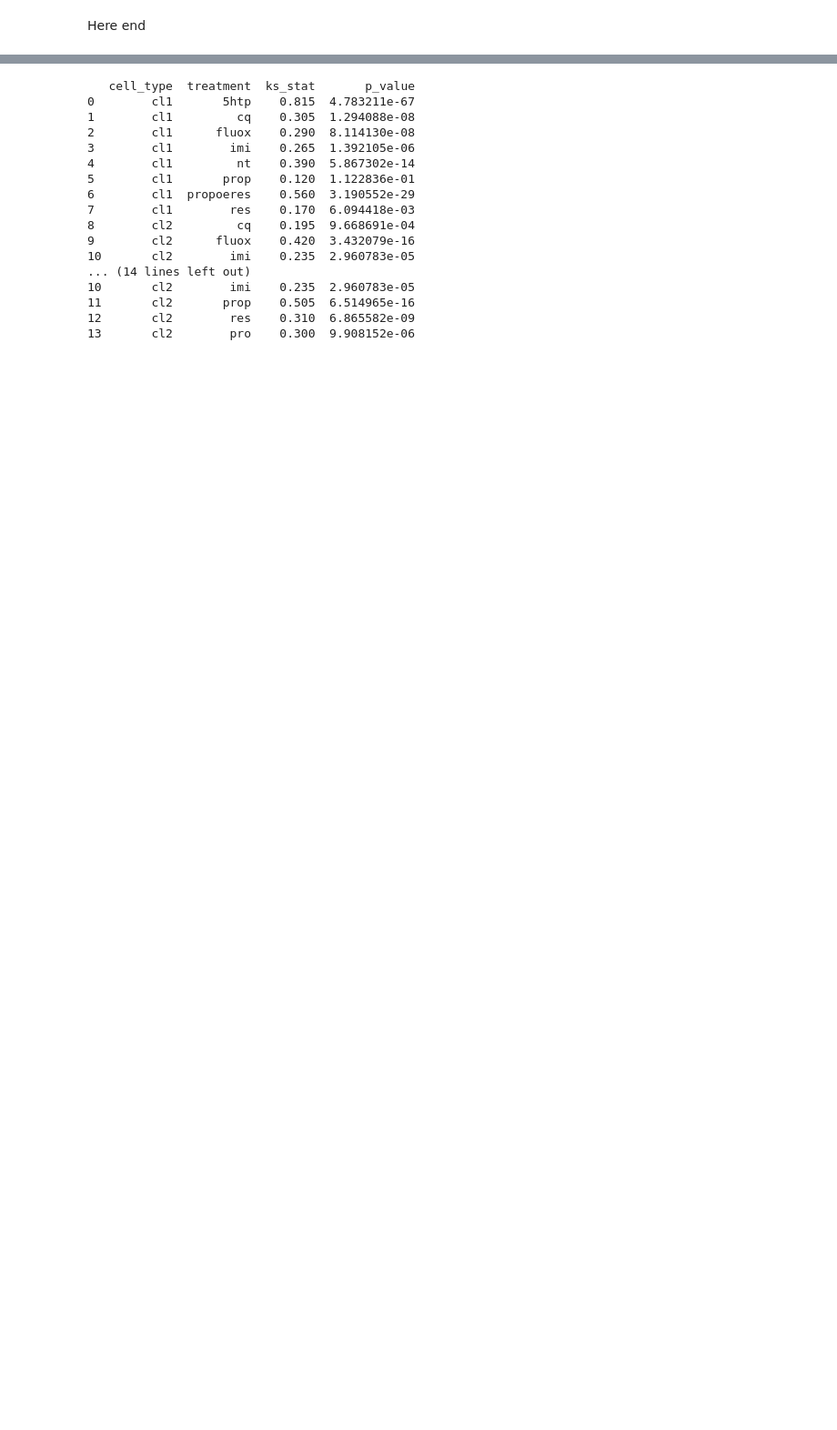
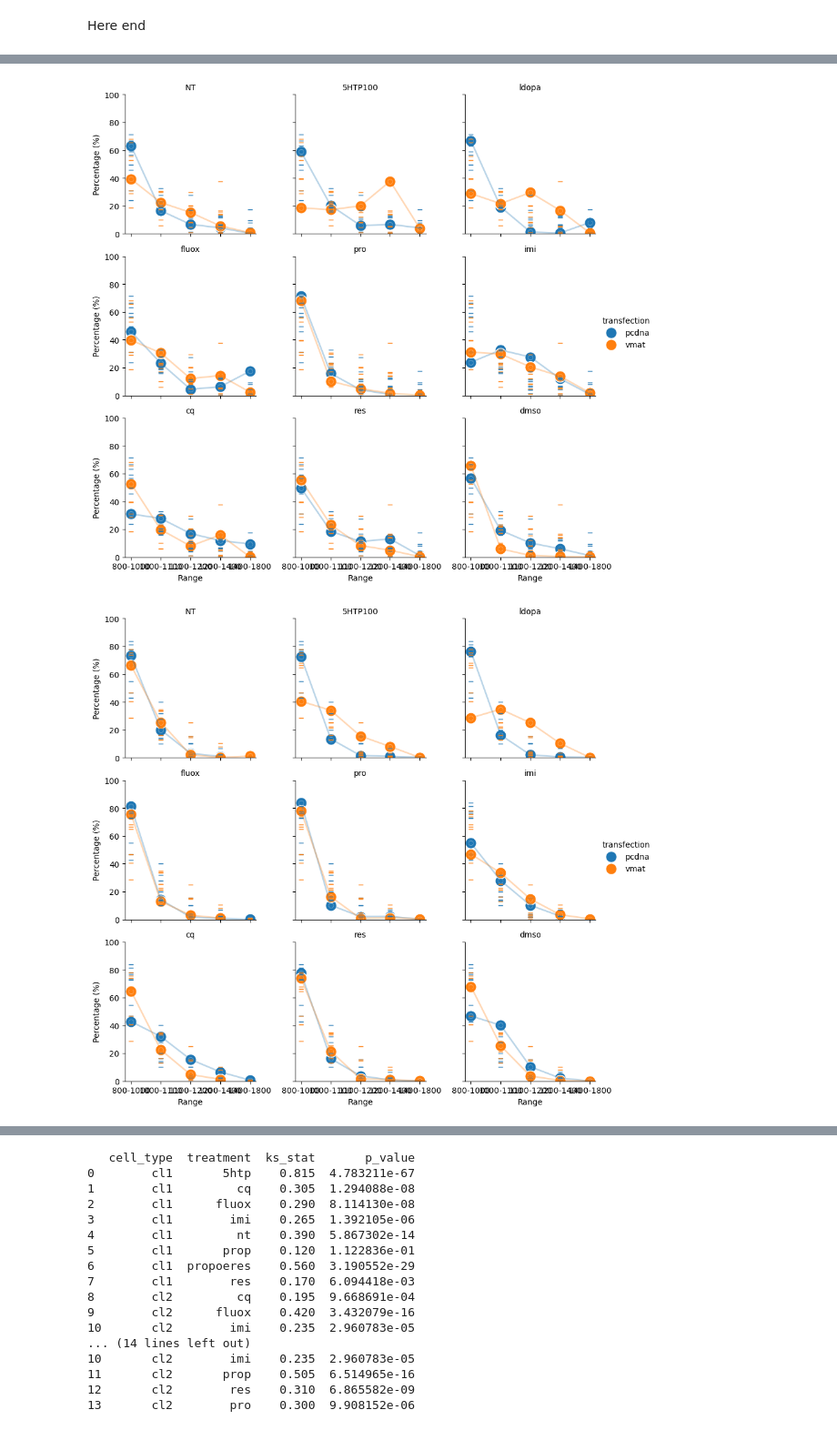
Before and after one commit to OleksTop/flim_granules_analysis, a Jupyter notebook: notebooks/Plotting.ipynb, the cells around one changed output, grey strips where cells are left out. Shown at 91% size. Drawn from its saved outputs; the diff is of its cells as text; code cells hidden in the pictures; blank space fills up the shorter version.

```diff
--- a/notebooks/Plotting.ipynb
+++ b/notebooks/Plotting.ipynb
@@ -231,0 +221,71 @@ DMSO group normality p-value: 0.000245130795519799
+# %%
+import pandas as pd
+import seaborn as sns
+import matplotlib.pyplot as plt
+
+# Define custom ranges for binning
+bins = [800, 1000, 1100, 1200, 1400, 1800]
+bin_labels = ['800-1000', '1000-1100', '1100-1200', '1200-1400', '1400-1800']
+
+# Bin the data into the custom ranges
+df2['binned_tau'] = pd.cut(df2['mean_tau'], bins=bins, labels=bin_labels)
+
+# Define the desired order of 'treatment' columns
+treatment_order = ['NT', '5HTP100', 'ldopa', 'fluox', 'pro', 'imi', 'cq', 'res', 'dmso']
+
+# Function to calculate the median percentage and deviation from the median for each bin
+def calculate_bin_stats(data, group_cols):
+    # Group by the relevant columns and calculate median and deviation for each group
+    stats = data.groupby(group_cols + ['binned_tau']).agg(
+        percentage_median=('percentage', 'median'),         # Median percentage for each bin
+        percentage_deviation=('percentage', 'mad')          # Median Absolute Deviation (MAD) for spread
+    ).reset_index()
+    return stats
+
+# Calculate the bin statistics (median and deviation) for each combination of cells, transfection, and treatment
+stats_data = calculate_bin_stats(df2, ['cells', 'transfection', 'treatment'])
+
+# Filter for two different cell types
+sampled_stats_1 = stats_data[stats_data['cells'] == 'cl1']
+sampled_stats_2 = stats_data[stats_data['cells'] == 'cl2']
+
+# Plotting function for scatter plots with lines and error bars
+def plot_scatter_with_lines_and_errorbars(data, cell_type, treatment_order):
+    # Check if there's data for the given cell type
+    if not data.empty:
+        # Create a FacetGrid for scatter plots
+        g = sns.FacetGrid(data, col="treatment", hue="transfection", col_wrap=3, col_order=treatment_order, height=3, aspect=1)
+
+        # Map line plot (median percentages) with scatter points
+        g.map_dataframe(sns.lineplot, x="binned_tau", y="percentage_median", marker="o", linewidth=2, alpha=0.3)  # Line more transparent
+
+        # Add larger scatter points
+        g.map_dataframe(sns.scatterplot, x="binned_tau", y="percentage_median", s=200, alpha=1)  # Bigger points
+
+        # Add error bars for deviation from the median (Median Absolute Deviation)
+        for ax in g.axes.flatten():
+            for transfection in data['transfection'].unique():
+                subdata = data[data['transfection'] == transfection]
+                ax.errorbar(
+                    subdata['binned_tau'], subdata['percentage_median'],
+                    yerr=subdata['percentage_deviation'], fmt='none', capsize=3, alpha=0.7,
+                    color=sns.color_palette()[list(data['transfection'].unique()).index(transfection)]  # Match the line color
+                )
+
+        # Customize plot appearance: set y-axis range from 0 to 100
+        g.set_axis_labels("Range", "Percentage (%)")
+        g.set_titles("{col_name}")
+        g.set(ylim=(0, 100))  # Set y-axis from 0 to 100
+        g.add_legend()
+        plt.show()
+    else:
+        print(f"No data available for {cell_type}")
+
+# Plot for CellType1
+plot_scatter_with_lines_and_errorbars(sampled_stats_1, "CellType1", treatment_order)
+
+# Plot for CellType2
+plot_scatter_with_lines_and_errorbars(sampled_stats_2, "CellType2", treatment_order)
+# %% [output]
+[figure, added]
+[figure, added]
```
Also changed, not shown: parts of 13 cells of this notebook.
